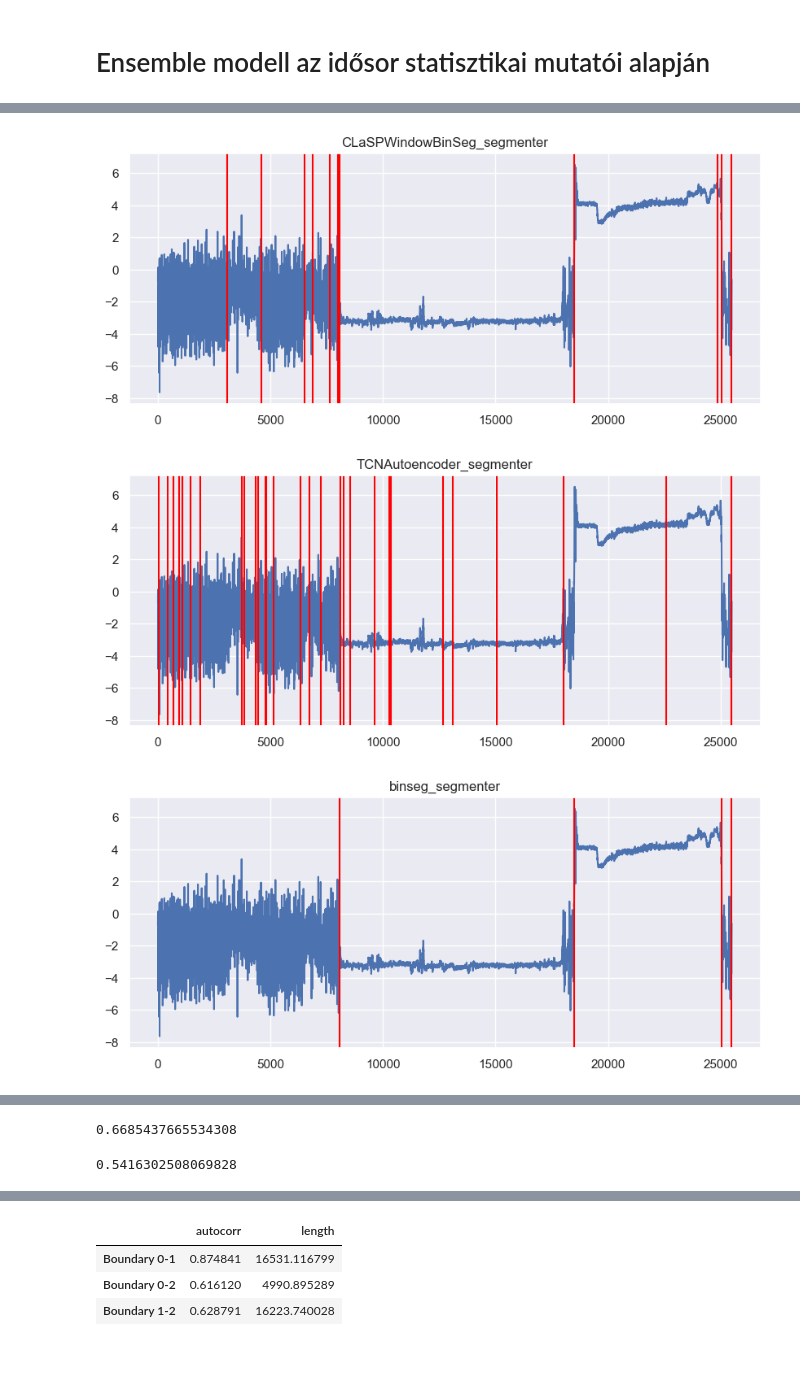
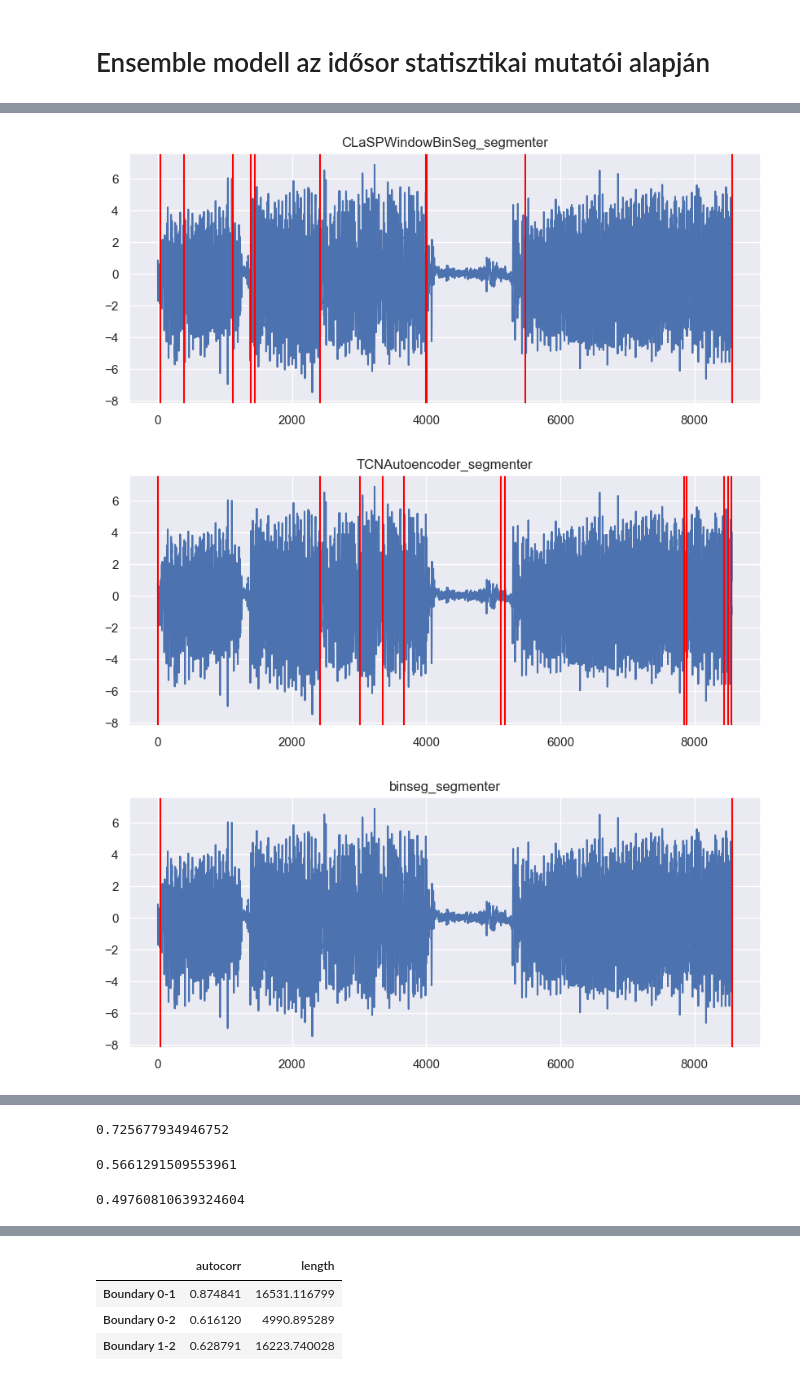
Before and after one commit to czotterbenedek/time-series-ensemble-segmentation, a Jupyter notebook: onlab_tfb4fy.ipynb, the cells around one changed output, grey strips where cells are left out. Saved outputs shown, nothing was run; the diff lists cells and outputs as text; code cells hidden in the pictures.

```diff
--- a/onlab_tfb4fy.ipynb
+++ b/onlab_tfb4fy.ipynb
@@ -810,5 +805,5 @@ plt.show()
 # %%
-optimal_k = 3
+optimal_k = 4
 kmeans = KMeans(n_clusters=optimal_k, random_state=42)
 features_df["Cluster"] = kmeans.fit_predict(features_scaled)
 # %%
@@ -826,35 +821,35 @@ plt.show()
 # %%
-#tssb['cluster'] = features_df['Cluster'].values
-#has_for_tcnautoencoder['cluster'] = features_df['Cluster'].values
-all_in_one_timeseries['cluster'] = features_df['Cluster'].values
+#train_tssb['cluster'] = features_df['Cluster'].values
+train_has['cluster'] = features_df['Cluster'].values
+#all_in_one_timeseries['cluster'] = features_df['Cluster'].values
 # %%
-# tssb_cluster0 = tssb[tssb['cluster'] == 0].copy().reset_index(drop=True)
-# tssb_cluster1 = tssb[tssb['cluster'] == 1].copy().reset_index(drop=True)
-# tssb_cluster2 = tssb[tssb['cluster'] == 2].copy().reset_index(drop=True)
+# train_tssb_cluster0 = train_tssb[train_tssb['cluster'] == 0].copy().reset_index(drop=True)
+# train_tssb_cluster1 = train_tssb[train_tssb['cluster'] == 1].copy().reset_index(drop=True)
+# train_tssb_cluster2 = train_tssb[train_tssb['cluster'] == 2].copy().reset_index(drop=True)
 
-# has_cluster0 = has_for_tcnautoencoder[has_for_tcnautoencoder['cluster'] == 0].copy().reset_index(drop=True)
-# has_cluster1 = has_for_tcnautoencoder[has_for_tcnautoencoder['cluster'] == 1].copy().reset_index(drop=True)
-# has_cluster2 = has_for_tcnautoencoder[has_for_tcnautoencoder['cluster'] == 2].copy().reset_index(drop=True)
-# has_cluster3 = has_for_tcnautoencoder[has_for_tcnautoencoder['cluster'] == 3].copy().reset_index(drop=True)
+train_has_cluster0 = train_has[train_has['cluster'] == 0].copy().reset_index(drop=True)
+train_has_cluster1 = train_has[train_has['cluster'] == 1].copy().reset_index(drop=True)
+train_has_cluster2 = train_has[train_has['cluster'] == 2].copy().reset_index(drop=True)
+train_has_cluster3 = train_has[train_has['cluster'] == 3].copy().reset_index(drop=True)
 
-all_in_one_timeseries_cluster0 = all_in_one_timeseries[all_in_one_timeseries['cluster'] == 0].copy().reset_index(drop=True)
-all_in_one_timeseries_cluster1 = all_in_one_timeseries[all_in_one_timeseries['cluster'] == 1].copy().reset_index(drop=True)
-all_in_one_timeseries_cluster2 = all_in_one_timeseries[all_in_one_timeseries['cluster'] == 2].copy().reset_index(drop=True)
+# all_in_one_timeseries_cluster0 = all_in_one_timeseries[all_in_one_timeseries['cluster'] == 0].copy().reset_index(drop=True)
+# all_in_one_timeseries_cluster1 = all_in_one_timeseries[all_in_one_timeseries['cluster'] == 1].copy().reset_index(drop=True)
+# all_in_one_timeseries_cluster2 = all_in_one_timeseries[all_in_one_timeseries['cluster'] == 2].copy().reset_index(drop=True)
 # %%
 algos = [CLaSP_segmenter, CLaSPWindowBinSeg_segmenter, TCNAutoencoder_segmenter, binseg_segmenter, bottomup_segmenter, window_segmenter]
 algo_names = ["CLaSP_segmenter", "CLaSPWindowBinSeg_segmenter", "TCNAutoencoder_segmenter", "binseg_segmenter", "bottomup_segmenter", "window_segmenter"]
 
-#ts = tssb_cluster0.loc[1, 'time_series']
-#ts =tssb_cluster1.loc[0, 'time_series']
-#ts = tssb_cluster2.loc[0, 'time_series']
+#ts = train_tssb_cluster0.loc[1, 'time_series']
+#ts =train_tssb_cluster1.loc[0, 'time_series']
+#ts = train_tssb_cluster2.loc[0, 'time_series']
 
-#ts = has_cluster0.loc[1, 'time_series']
-# ts =has_cluster1.loc[2, 'time_series']
-#ts = has_cluster2.loc[0, 'time_series']
-#ts = has_cluster3.loc[0, 'time_series']
+#ts = train_has_cluster0.loc[1, 'time_series']
+#ts = train_has_cluster1.loc[2, 'time_series']
+#ts = train_has_cluster2.loc[0, 'time_series']
+ts = train_has_cluster3.loc[1, 'time_series']
 
 #ts = all_in_one_timeseries_cluster0.loc[0, 'time_series']
-ts = all_in_one_timeseries_cluster1.loc[3, 'time_series']
+#ts = all_in_one_timeseries_cluster1.loc[3, 'time_series']
 #ts = all_in_one_timeseries_cluster2.loc[0, 'time_series']
 
 for algo, algo_name in zip(algos, algo_names):
@@ -865,3 +860,3 @@ for algo, algo_name in zip(algos, algo_names):
-[figure, old version]
+[figure, new version]
-[figure, old version]
+[figure, new version]
-[figure, old version]
+[figure, new version]
@@ -870,11 +865,13 @@ for algo, algo_name in zip(algos, algo_names):
 # %%
-calculate_score(all_in_one_timeseries_cluster1, CLaSP_segmenter)
+calculate_score(train_has_cluster3, CLaSP_segmenter)
 # %% [output]
-0.6685437665534308
+0.725677934946752
 # %%
-calculate_score(all_in_one_timeseries_cluster1, CLaSPWindowBinSeg_segmenter)
+calculate_score(train_has_cluster1, CLaSPWindowBinSeg_segmenter)
 # %% [output]
-0.5416302508069828
+0.5661291509553961
 # %%
-calculate_score(has_cluster2, TCNAutoencoder_segmenter)
+calculate_score(train_has_cluster3, TCNAutoencoder_segmenter)
+# %% [output]
+0.49760810639324604
 # %%
```
Also changed, not shown: parts of 24 cells of this notebook.
